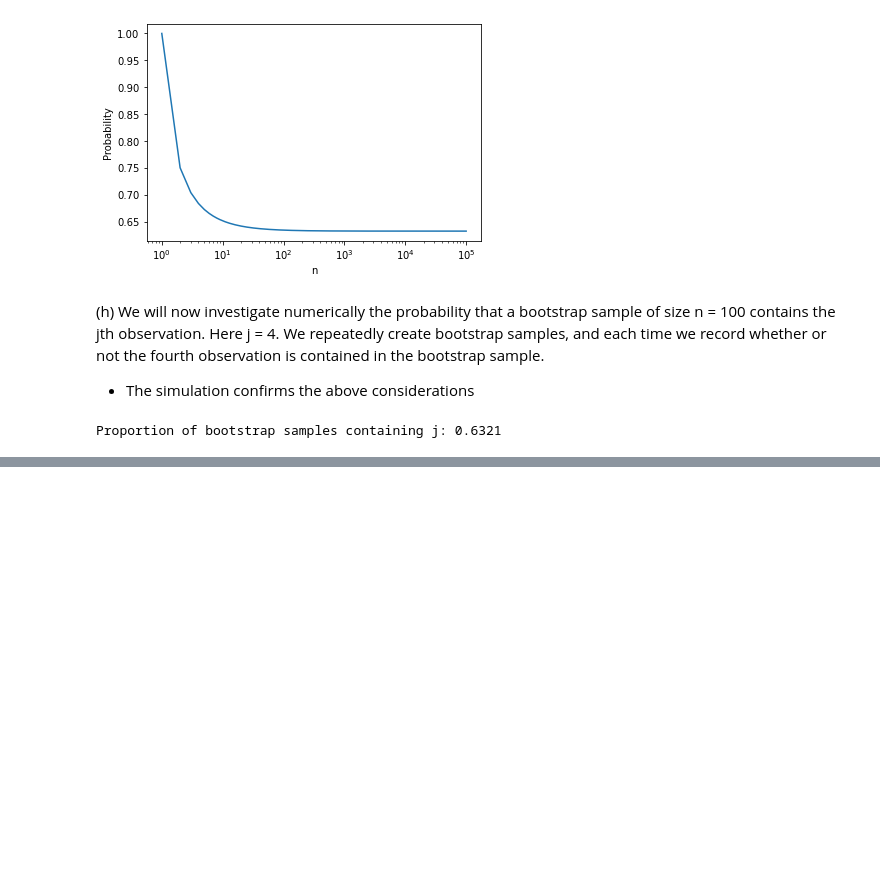
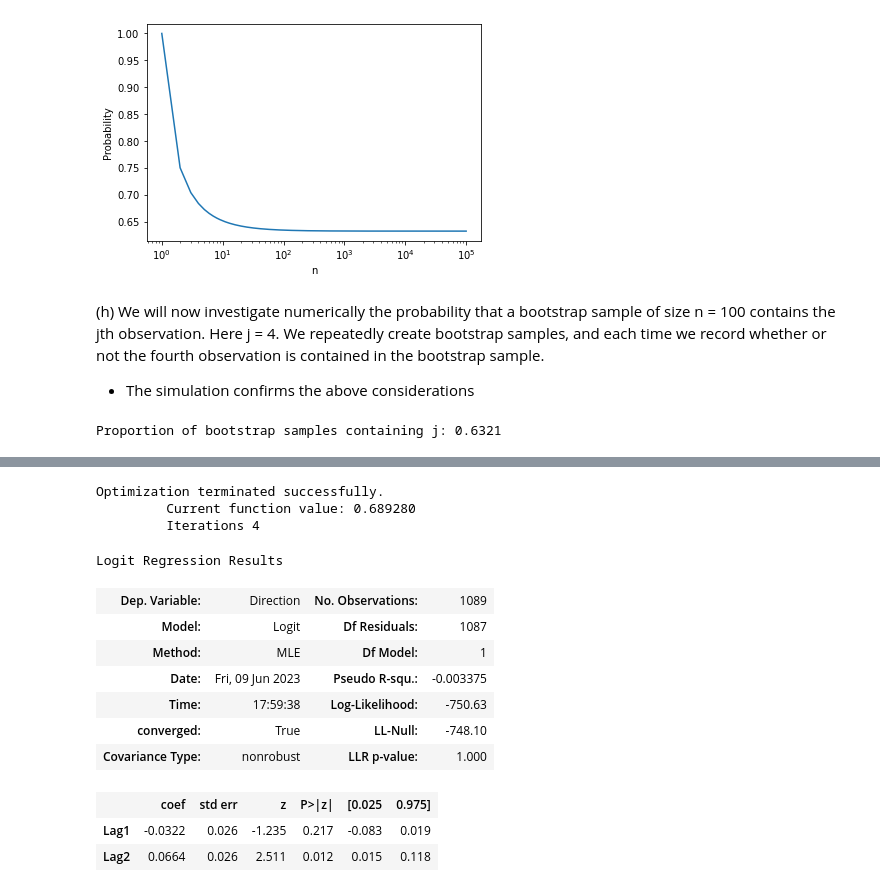
Before and after one commit to bartkowiaktomasz/introduction-to-statistical-learning-python, a Jupyter notebook: notebooks/Chapter_5.ipynb, the cells around one changed output, grey strips where cells are left out. Saved outputs shown, nothing was run; the diff lists cells and outputs as text; code cells hidden in the pictures; blank space fills up the shorter version.

```diff
--- a/notebooks/Chapter_5.ipynb
+++ b/notebooks/Chapter_5.ipynb
@@ -94,0 +248,25 @@ $$
+# %%
+weekly_df = pd.read_csv("../data/Weekly.csv", index_col=0)
+weekly_df["Direction"] = weekly_df["Direction"].map(lambda x: 1 if x == "Up" else 0)
+weekly_df = sm.add_constant(weekly_df)
+# %%
+X_train = weekly_df[["Lag1", "Lag2"]]
+y_train = weekly_df[["Direction"]]
+model = sm.Logit(y_train, X_train)
+results = model.fit().summary()
+results
+# %% [output]
+Optimization terminated successfully.
+         Current function value: 0.689280
+         Iterations 4
+Logit Regression Results
+| Dep. Variable: | Direction | No. Observations: | 1089 |
+| Model: | Logit | Df Residuals: | 1087 |
+| Method: | MLE | Df Model: | 1 |
+| Date: | Fri, 09 Jun 2023 | Pseudo R-squ.: | -0.003375 |
+| Time: | 17:59:38 | Log-Likelihood: | -750.63 |
+| converged: | True | LL-Null: | -748.10 |
+| Covariance Type: | nonrobust | LLR p-value: | 1.000 |
+|  | coef | std err | z | P>|z| | [0.025 | 0.975] |
+| Lag1 | -0.0322 | 0.026 | -1.235 | 0.217 | -0.083 | 0.019 |
+| Lag2 | 0.0664 | 0.026 | 2.511 | 0.012 | 0.015 | 0.118 |
```
Also changed, not shown: parts of 53 cells of this notebook, 15 other files.
